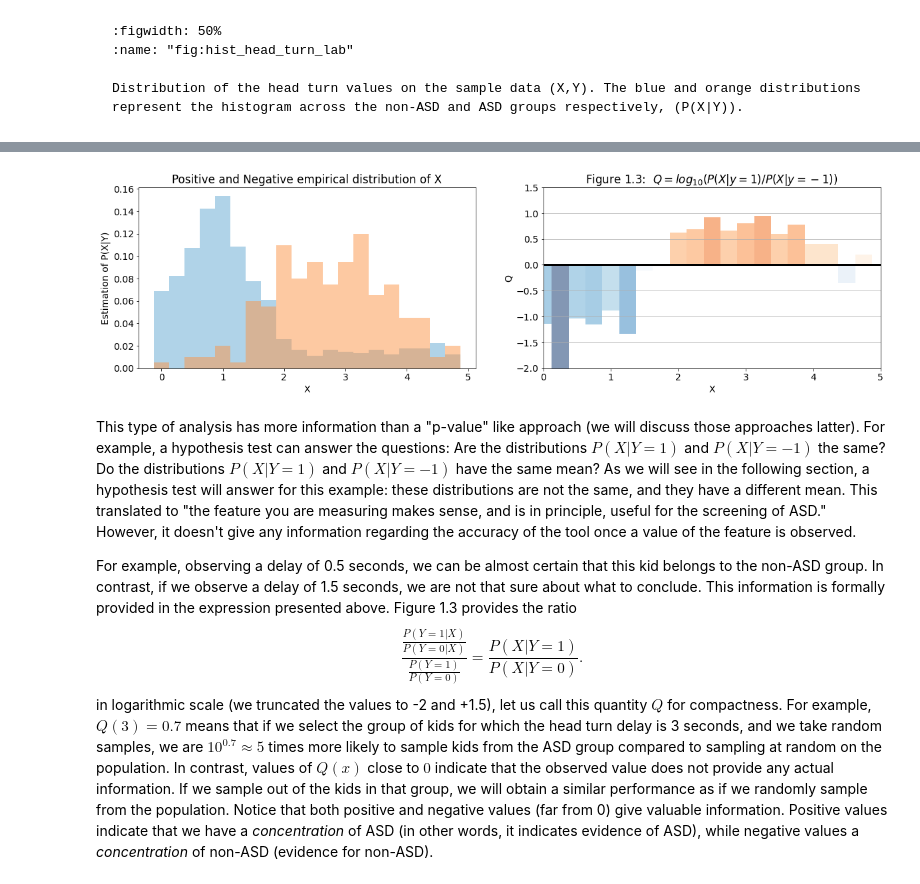
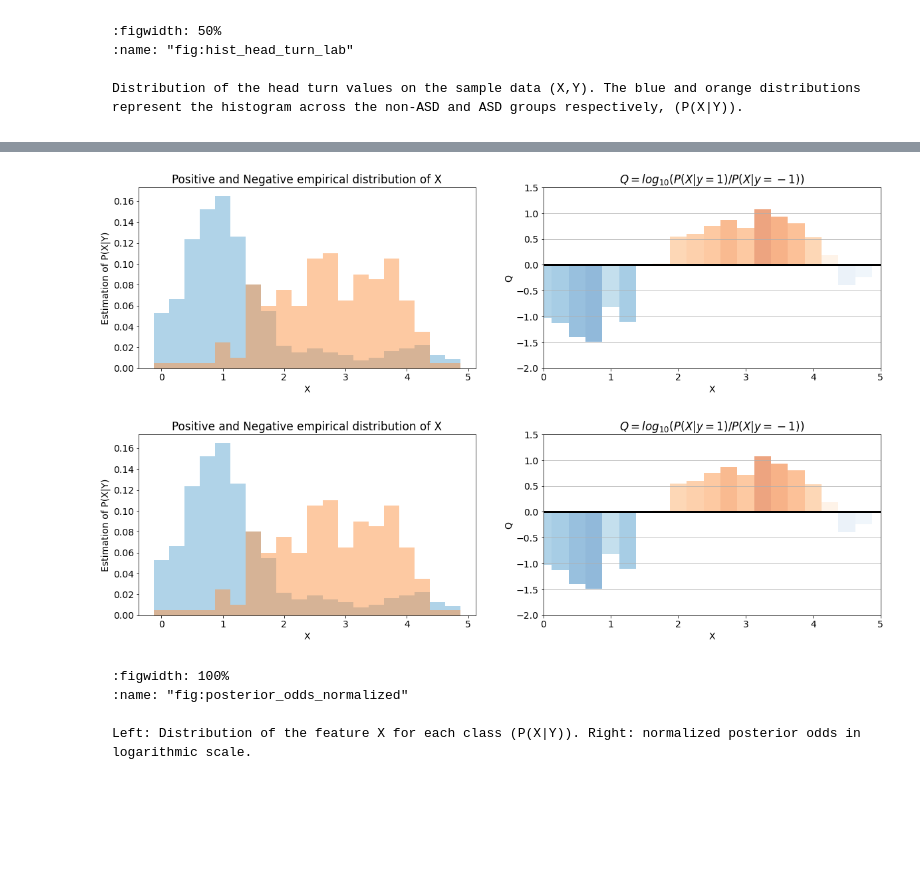
Before and after one commit to matiasdm/notes_on_stats, a Jupyter notebook: doc/_build/jupyter_execute/sections/bayes.ipynb, the cells around one changed output, grey strips where cells are left out. Saved outputs shown, nothing was run; the diff lists cells and outputs as text; code cells hidden in the pictures; blank space fills up the shorter version.

````diff
--- a/doc/_build/jupyter_execute/sections/bayes.ipynb
+++ b/doc/_build/jupyter_execute/sections/bayes.ipynb
@@ -118,16 +132,17 @@ Figure 1.3 shows the quantity $\frac{P(X|Y=1)}{P(X|Y=0)}$ for our toy example "h
 # %%
 from stats import feature_values_positive_to_negative_ratio
 Xp = X[Y==1]; Xn = X[Y==0]
+fig = plt.figure(figsize=[20,5]);
 Q = feature_values_positive_to_negative_ratio(Xp=Xp, Xn=Xn, verbose=1, num_bins=20)
-plt.gca().set_title('Figure 1.3:  ' + plt.gca().get_title());
+glue("posterior_odds_normalized", fig, display=False)
 # %% [output]
-[figure, old version]
+[figure, new version]
+[figure, added]
-# %% [markdown]
-This type of analysis has more information than a "p-value" like approach (we will discuss those approaches latter). For example, a hypothesis test can answer the questions: Are the distributions $P(X|Y=1)$ and $P(X|Y=-1)$ the same? Do the distributions $P(X|Y=1)$ and $P(X|Y=-1)$ have the same mean? As we will see in the following section, a hypothesis test will answer for this example: these distributions are not the same, and they have a different mean. This translated to "the feature you are measuring makes sense, and is in principle, useful for the screening of ASD." However, it doesn't give any information regarding the accuracy of the tool once a value of the feature is observed.
-
-For example, observing a delay of 0.5 seconds, we can be almost certain that this kid belongs to the non-ASD group. In contrast, if we observe a delay of 1.5 seconds, we are not that sure about what to conclude. This information is formally provided in the expression presented above. Figure 1.3 provides the ratio
-$$
-\frac{\frac{P(Y=1|X)}{P(Y=0|X)}}{\frac{P(Y=1)}{P(Y=0)}} = \frac{P(X|Y=1)}{P(X|Y=0)}.
-$$
-in logarithmic scale (we truncated the values to -2 and +1.5), let us call this quantity $Q$ for compactness. For example, $Q(3)=0.7$ means that if we select the group of kids for which the head turn delay is 3 seconds, and we take random samples, we are $10^{0.7}\approx 5$ times more likely to sample kids from the ASD group compared to sampling at random on the population. In contrast, values of $Q(x)$ close to $0$ indicate that the observed value does not provide any actual information. If we sample out of the kids in that group, we will obtain a similar performance as if we randomly sample from the population. Notice that both positive and negative values (far from 0) give valuable information. Positive values indicate that we have a _concentration_ of ASD (in other words, it indicates evidence of ASD), while negative values a _concentration_ of non-ASD (evidence for non-ASD).
+# %% [markdown]
+```{glue:figure} posterior_odds_normalized
+:figwidth: 100%
+:name: "fig:posterior_odds_normalized"
+
+Left: Distribution of the feature X for each class (P(X|Y)). Right: normalized posterior odds in logarithmic scale.
+```
 # %% [markdown]
````
Also changed, not shown: parts of 12 cells of this notebook, 53 other files.
